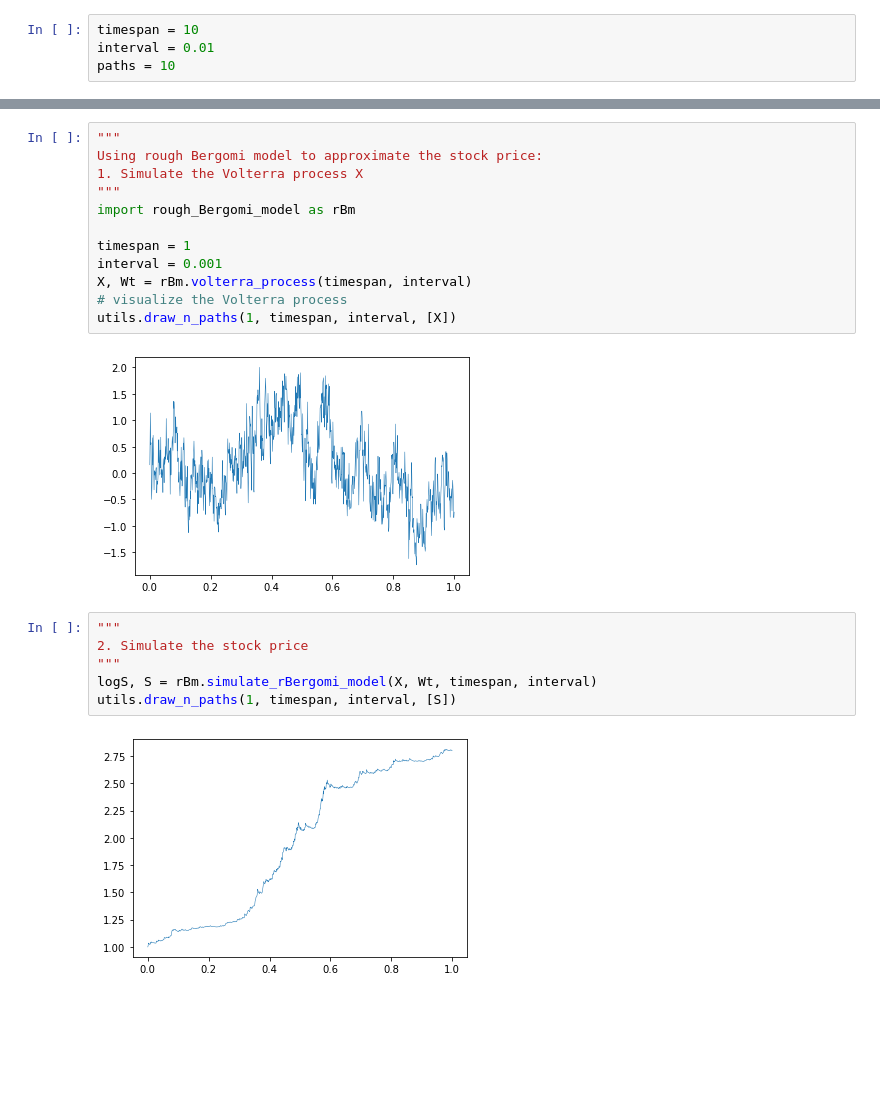
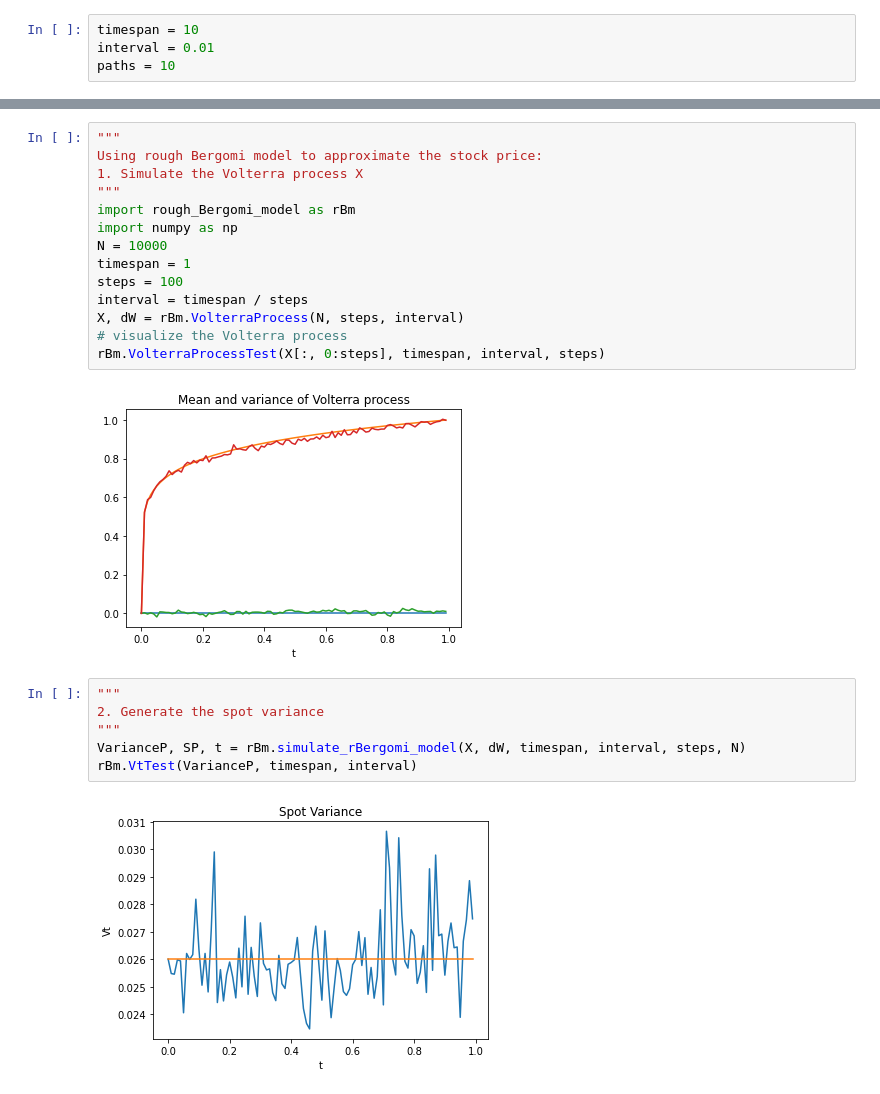
Before and after one commit to zzzyq1222/fBm, a Jupyter notebook: FractionalBrownianMotion/fBm_and_rBergomi_model.ipynb, the cells around one changed output, grey strips where cells are left out. Cells and saved outputs as stored; diff of their text form; blank space fills up the shorter version.

Commit message:
rBergomi model visualisation

```diff
--- a/FractionalBrownianMotion/fBm_and_rBergomi_model.ipynb
+++ b/FractionalBrownianMotion/fBm_and_rBergomi_model.ipynb
@@ -69,22 +69,24 @@ utils.draw_n_paths(paths, timespan, interval, nfBm)
 # %%
 """
 Using rough Bergomi model to approximate the stock price:
 1. Simulate the Volterra process X
 """
 import rough_Bergomi_model as rBm
-
+import numpy as np
+N = 10000
 timespan = 1
-interval = 0.001
-X, Wt = rBm.volterra_process(timespan, interval)
+steps = 100
+interval = timespan / steps
+X, dW = rBm.VolterraProcess(N, steps, interval)
 # visualize the Volterra process
-utils.draw_n_paths(1, timespan, interval, [X])
+rBm.VolterraProcessTest(X[:, 0:steps], timespan, interval, steps)
 # %% [output]
-[figure, old version]
+[figure, new version]
 # %%
 """
-2. Simulate the stock price
+2. Generate the spot variance
 """
-logS, S = rBm.simulate_rBergomi_model(X, Wt, timespan, interval)
-utils.draw_n_paths(1, timespan, interval, [S])
+VarianceP, SP, t = rBm.simulate_rBergomi_model(X, dW, timespan, interval, steps, N)
+rBm.VtTest(VarianceP, timespan, interval)
 # %% [output]
-[figure, old version]
+[figure, new version]
```
Also changed, not shown: parts of 8 cells of this notebook, 1 other file.
